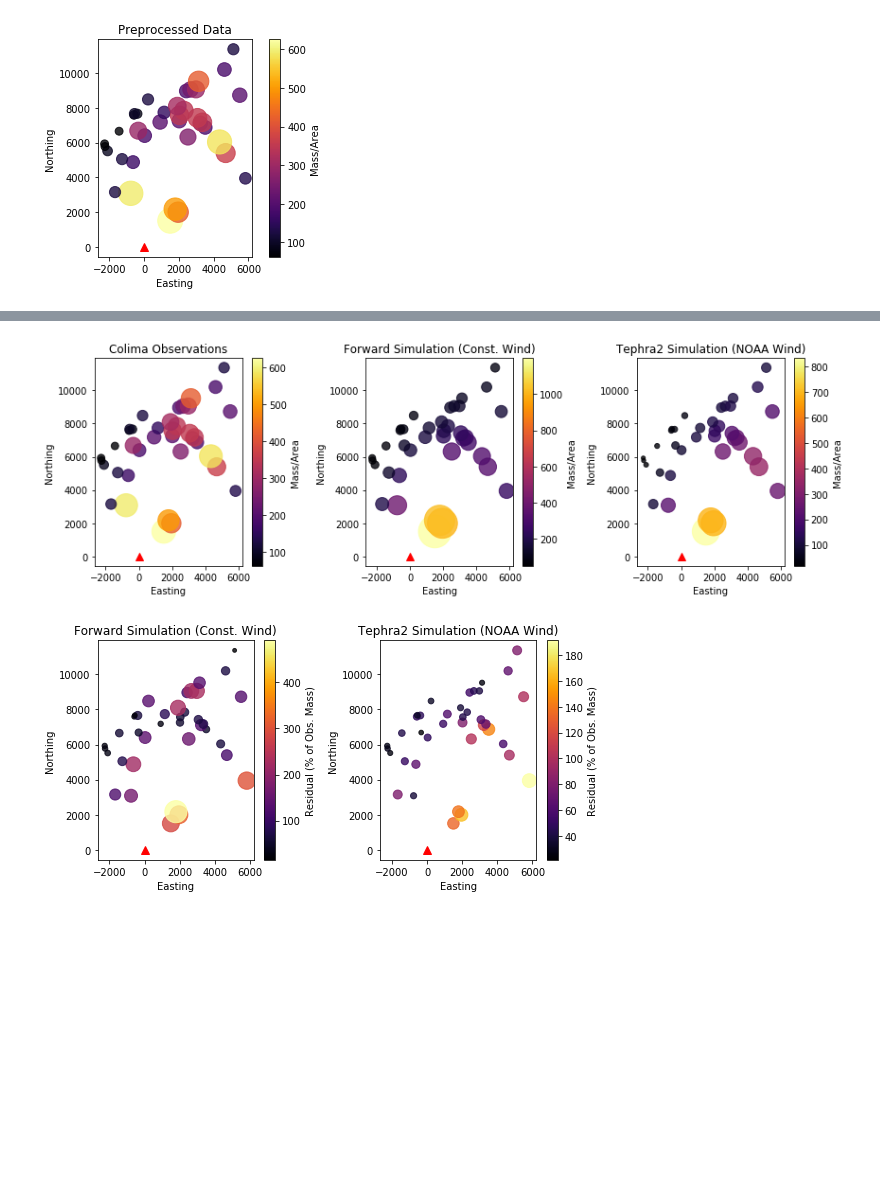
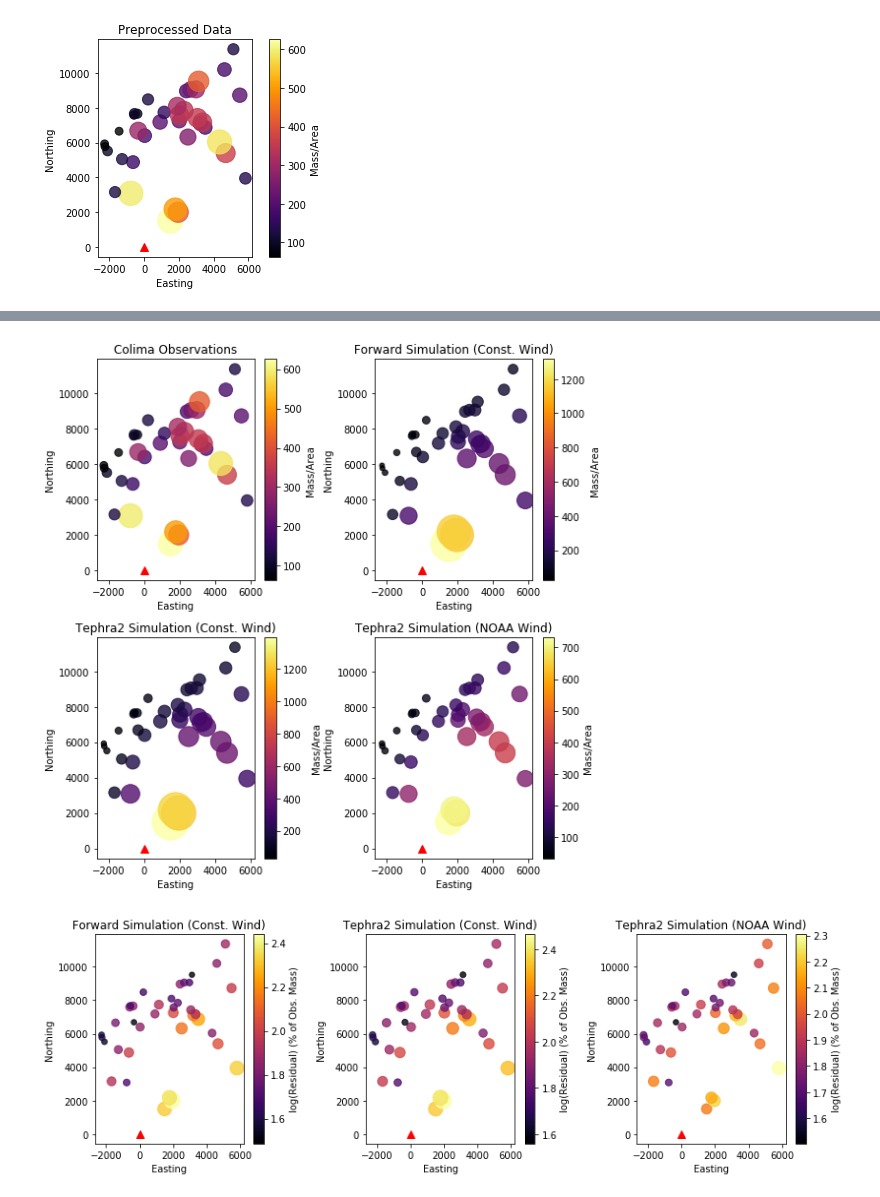
Before and after one commit to nmostert/inversion_project, a Jupyter notebook: Colima_Separate_GS_Inversion.ipynb, the cells around one changed output, grey strips where cells are left out. Saved outputs shown, nothing was run; the diff lists cells and outputs as text; code cells hidden in the pictures; blank space fills up the shorter version.

Commit message:
Propagated vent-height support to all test notebooks

```diff
--- a/Colima_Separate_GS_Inversion.ipynb
+++ b/Colima_Separate_GS_Inversion.ipynb
@@ -86,7 +86,7 @@ t2_df, _, _, _ = io.read_tephra2("data/colima/colima_tephra2_sim_data.txt")
 # Order of these 3 commands matter
 t2_df["radius"] = np.sqrt(t2_df["Easting"]**2 + t2_df["Northing"]**2)
 t2_df = t2_df.sort_values(by=['radius'])
-t2_df["Residual"] = t2_df["MassArea"]/obs_df["MassArea"]*100
+t2_df["Residual"] = t2_df["MassArea"].values/obs_df["MassArea"].values*100
 
 display(t2_df.head())
 # %% [output]
@@ -98,0 +99,9 @@ display(t2_df.head())
+# %%
+t2_const_df, _, _, _ = io.read_tephra2("data/colima/colima_tephra2_const_wind_sim_data.txt")
+
+# Order of these 3 commands matter
+t2_const_df["radius"] = np.sqrt(t2_const_df["Easting"]**2 + t2_const_df["Northing"]**2)
+t2_const_df = t2_const_df.sort_values(by=['radius'])
+t2_const_df["Residual"] = t2_const_df["MassArea"]/obs_df["MassArea"]*100
+
+display(t2_const_df.head())
@@ -217,33 +281,43 @@ display(forward_df.head())
 # %%
-fig, axs = plt.subplots(1,3, figsize=(
-        12,4), facecolor='w', edgecolor='k')
+fig, axs = plt.subplots(2,2, figsize=(
+        8,8), facecolor='w', edgecolor='k')
 axs = axs.ravel()
 
 vis.plot_sample(obs_df, vent=(0,0), log=False,
             title="Colima Observations", cbar_label="Mass/Area", ax=axs[0])
 vis.plot_sample(forward_df, vent=(0,0), log=False,
             title="Forward Simulation (Const. Wind)", cbar_label="Mass/Area", ax=axs[1])
+vis.plot_sample(t2_const_df, vent=(0,0), log=False,
+            title="Tephra2 Simulation (Const. Wind)", cbar_label="Mass/Area", ax=axs[2])
 vis.plot_sample(t2_df, vent=(0,0), log=False,
-            title="Tephra2 Simulation (NOAA Wind)", cbar_label="Mass/Area", ax=axs[2])
+            title="Tephra2 Simulation (NOAA Wind)", cbar_label="Mass/Area", ax=axs[3])
 
 plt.tight_layout()
 plt.show()
 
-fig, axs = plt.subplots(1,2, figsize=(
-        8,4), facecolor='w', edgecolor='k')
+fig, axs = plt.subplots(1,3, figsize=(
+        12,4), facecolor='w', edgecolor='k')
 axs = axs.ravel()
 
-vis.plot_sample(forward_df, vent=(0,0), log=False, values="Residual",
-            title="Forward Simulation (Const. Wind)", cbar_label="Residual (% of Obs. Mass)", ax=axs[0])
-vis.plot_sample(t2_df, vent=(0,0), log=False, values="Residual",
-            title="Tephra2 Simulation (NOAA Wind)", cbar_label="Residual (% of Obs. Mass)", ax=axs[1])
+
+vis.plot_sample(forward_df, vent=(0,0), log=True, values="Residual",
+            title="Forward Simulation (Const. Wind)",
+            cbar_label="log(Residual) (% of Obs. Mass)", ax=axs[0])
+vis.plot_sample(t2_const_df, vent=(0,0), log=True, values="Residual",
+            title="Tephra2 Simulation (Const. Wind)",
+            cbar_label="log(Residual) (% of Obs. Mass)", ax=axs[1])
+vis.plot_sample(t2_df, vent=(0,0), log=True, values="Residual",
+            title="Tephra2 Simulation (NOAA Wind)",
+            cbar_label="log(Residual) (% of Obs. Mass)", ax=axs[2])
+
+
 
 
 plt.tight_layout()
 plt.show()
 # %% [output]
-[figure, old version]
+[figure, new version]
-[figure, old version]
+[figure, new version]
 # %%
 fig, axs = plt.subplots(2,1, figsize=(
         8,10), facecolor='w', edgecolor='k')
```
Also changed, not shown: parts of 9 cells of this notebook, 1 other file.
